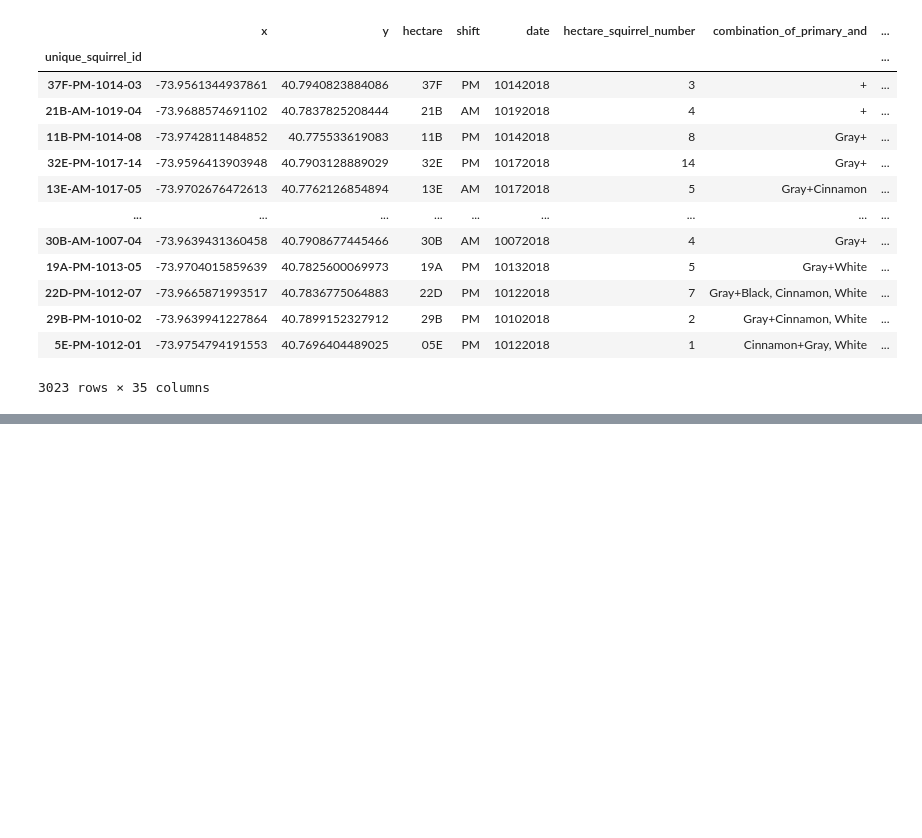
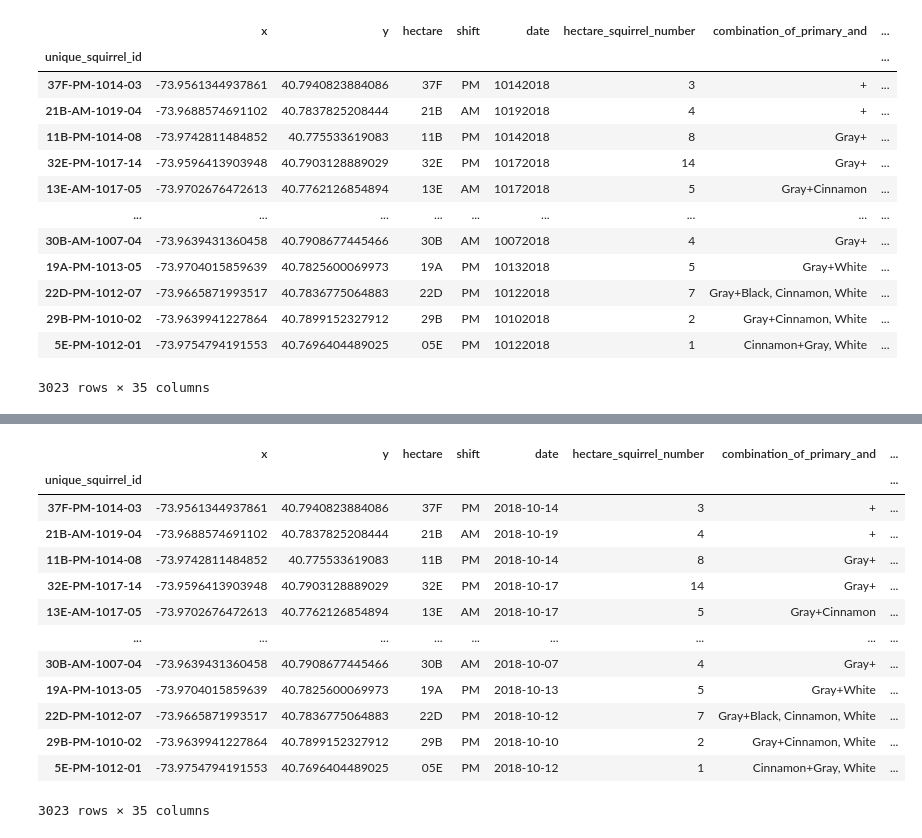
Before and after one commit to WilliamRoll/Central-Park-Squirrel-Census, a Jupyter notebook: Python_API_Query_2.ipynb, the cells around one changed output, grey strips where cells are left out. Saved outputs shown, nothing was run; the diff lists cells and outputs as text; code cells hidden in the pictures; blank space fills up the shorter version.

```diff
--- a/Python_API_Query_2.ipynb
+++ b/Python_API_Query_2.ipynb
@@ -65,0 +126,20 @@ results_df_2
+# %%
+#Convert date string to date format
+# df['DataFrame Column'] = pd.to_datetime(df['DataFrame Column'], format=specify your format)
+results_df_2['date'] = pd.to_datetime(results_df_2['date'], format='%m%d%Y')
+results_df_2
+# %% [output]
+|  | x | y | hectare | shift | date | hectare_squirrel_number | combination_of_primary_and | ... |
+| unique_squirrel_id |  |  |  |  |  |  |  | ... |
+| 37F-PM-1014-03 | -73.9561344937861 | 40.7940823884086 | 37F | PM | 2018-10-14 | 3 | + | ... |
+| 21B-AM-1019-04 | -73.9688574691102 | 40.7837825208444 | 21B | AM | 2018-10-19 | 4 | + | ... |
+| 11B-PM-1014-08 | -73.9742811484852 | 40.775533619083 | 11B | PM | 2018-10-14 | 8 | Gray+ | ... |
+| 32E-PM-1017-14 | -73.9596413903948 | 40.7903128889029 | 32E | PM | 2018-10-17 | 14 | Gray+ | ... |
+| 13E-AM-1017-05 | -73.9702676472613 | 40.7762126854894 | 13E | AM | 2018-10-17 | 5 | Gray+Cinnamon | ... |
+| ... | ... | ... | ... | ... | ... | ... | ... | ... |
+| 30B-AM-1007-04 | -73.9639431360458 | 40.7908677445466 | 30B | AM | 2018-10-07 | 4 | Gray+ | ... |
+| 19A-PM-1013-05 | -73.9704015859639 | 40.7825600069973 | 19A | PM | 2018-10-13 | 5 | Gray+White | ... |
+| 22D-PM-1012-07 | -73.9665871993517 | 40.7836775064883 | 22D | PM | 2018-10-12 | 7 | Gray+Black, Cinnamon, White | ... |
+| 29B-PM-1010-02 | -73.9639941227864 | 40.7899152327912 | 29B | PM | 2018-10-10 | 2 | Gray+Cinnamon, White | ... |
+| 5E-PM-1012-01 | -73.9754794191553 | 40.7696404489025 | 05E | PM | 2018-10-12 | 1 | Cinnamon+Gray, White | ... |
+3023 rows × 35 columns
```
Also changed, not shown: parts of 5 cells of this notebook.
